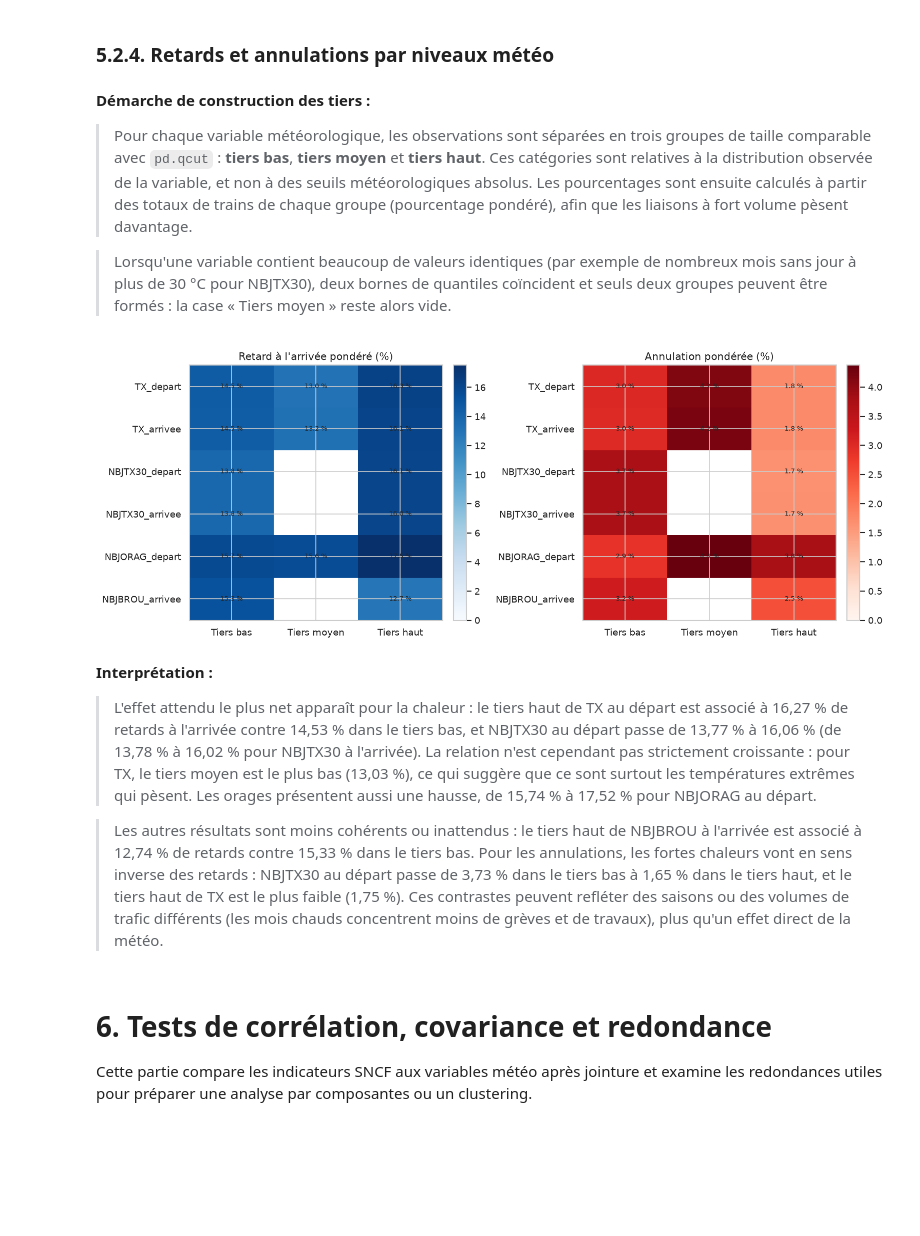
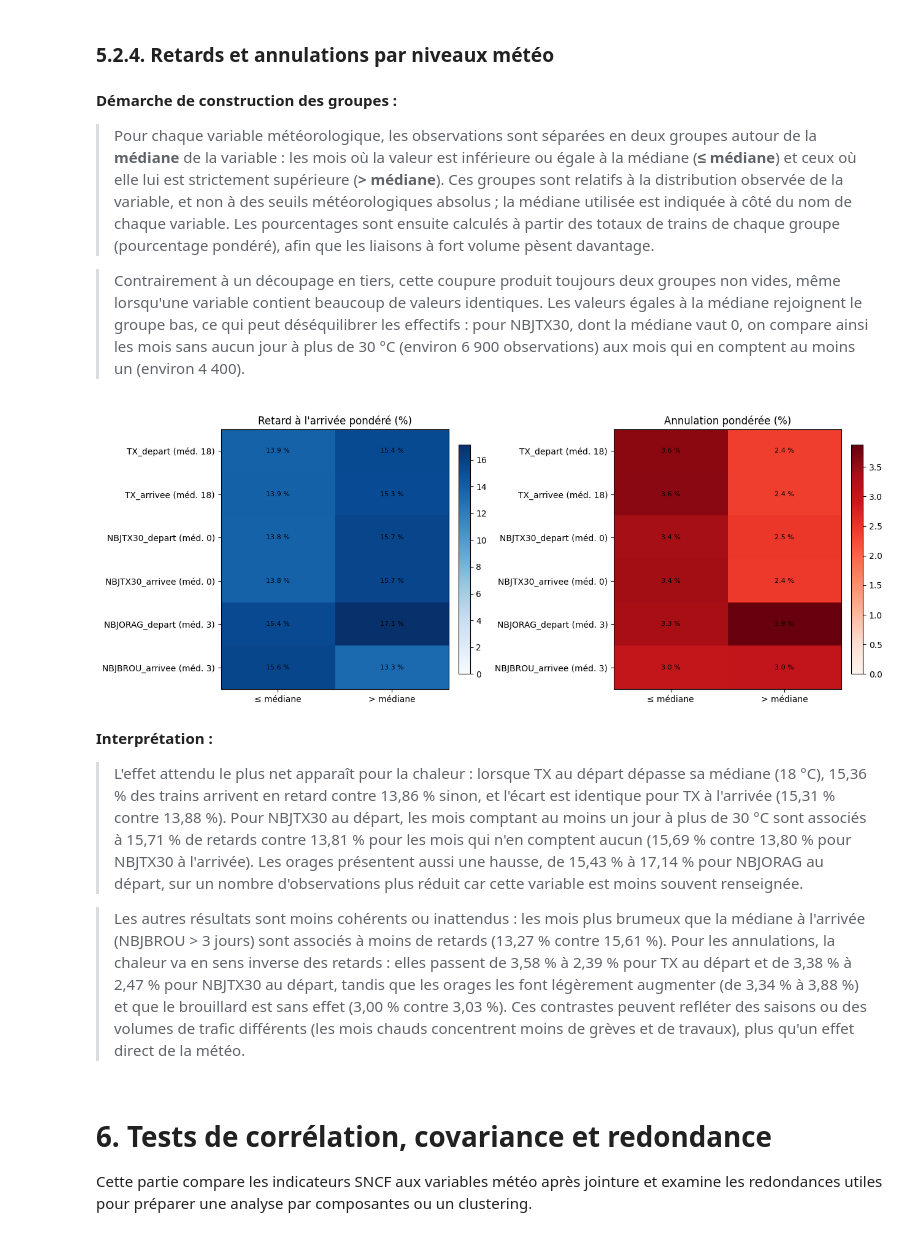
Before and after one commit to luteceagn/Projet_Python_ds, a Jupyter notebook: rapport_final.ipynb, the cells around one changed output. Saved outputs shown, nothing was run; the diff lists cells and outputs as text; code cells hidden in the pictures; blank space fills up the shorter version.

Commit message:
Quantile d'ordre 1/2

```diff
--- a/rapport_final.ipynb
+++ b/rapport_final.ipynb
@@ -1317,61 +1317,62 @@ display(resultats_stats["ecarts_depart_arrivee"].set_index("variable").round(3))
 # %% [markdown]
 ### 5.2.4. Retards et annulations par niveaux météo
 # %% [markdown]
-**Démarche de construction des tiers :**
+**Démarche de construction des groupes :**
 
-> Pour chaque variable météorologique, les observations sont séparées en trois groupes de taille comparable avec `pd.qcut` : **tiers bas**, **tiers moyen** et **tiers haut**. Ces catégories sont relatives à la distribution observée de la variable, et non à des seuils météorologiques absolus. Les pourcentages sont ensuite calculés à partir des totaux de trains de chaque groupe (pourcentage pondéré), afin que les liaisons à fort volume pèsent davantage.
+> Pour chaque variable météorologique, les observations sont séparées en deux groupes autour de la **médiane** de la variable : les mois où la valeur est inférieure ou égale à la médiane (**≤ médiane**) et ceux où elle lui est strictement supérieure (**> médiane**). Ces groupes sont relatifs à la distribution observée de la variable, et non à des seuils météorologiques absolus ; la médiane utilisée est indiquée à côté du nom de chaque variable. Les pourcentages sont ensuite calculés à partir des totaux de trains de chaque groupe (pourcentage pondéré), afin que les liaisons à fort volume pèsent davantage.
 
-> Lorsqu'une variable contient beaucoup de valeurs identiques (par exemple de nombreux mois sans jour à plus de 30 °C pour NBJTX30), deux bornes de quantiles coïncident et seuls deux groupes peuvent être formés : la case « Tiers moyen » reste alors vide.
+> Contrairement à un découpage en tiers, cette coupure produit toujours deux groupes non vides, même lorsqu'une variable contient beaucoup de valeurs identiques. Les valeurs égales à la médiane rejoignent le groupe bas, ce qui peut déséquilibrer les effectifs : pour NBJTX30, dont la médiane vaut 0, on compare ainsi les mois sans aucun jour à plus de 30 °C (environ 6 900 observations) aux mois qui en comptent au moins un (environ 4 400).
 # %%
 # Restriction à six variables représentatives pour une lecture lisible.
 selection = [
     "TX_depart", "TX_arrivee",
     "NBJTX30_depart", "NBJTX30_arrivee",
     "NBJORAG_depart", "NBJBROU_arrivee",
 ]
-ordre_tiers = ["Tiers bas", "Tiers moyen", "Tiers haut"]
+ordre_groupes = [stats_desc_jointe.GROUPE_BAS, stats_desc_jointe.GROUPE_HAUT]
 
-retards = resultats_stats["retards_par_tiers"]
-annulations = resultats_stats["annulations_par_tiers"]
+retards = resultats_stats["retards_par_mediane"]
+annulations = resultats_stats["annulations_par_mediane"]
 
-def tableau_tiers(tableau, valeur):
-    sous_tableau = tableau[tableau["variable"].isin(selection)].copy()
-    pivot = sous_tableau.pivot(
-        index="variable", columns="tiers", values=valeur
-    ).reindex(selection).reindex(columns=ordre_tiers)
-    return pivot
+# Libellé de chaque ligne : nom de la variable et médiane utilisée.
+medianes = retards.groupby("variable")["mediane"].first()
+libelles = [f"{v} (méd. {medianes[v]:g})" for v in selection]
 
-pivot_retards = tableau_tiers(retards, "pourcentage_retard_arrivee")
-pivot_annulations = tableau_tiers(annulations, "pourcentage_annulation")
+def tableau_groupes(tableau, valeur):
+    sous_tableau = tableau[tableau["variable"].isin(selection)]
+    return sous_tableau.pivot(
+        index="variable", columns="groupe", values=valeur
+    ).reindex(index=selection, columns=ordre_groupes)
+
+pivot_retards = tableau_groupes(retards, "pourcentage_retard_arrivee")
+pivot_annulations = tableau_groupes(annulations, "pourcentage_annulation")
 
 fig, axes = plt.subplots(1, 2, figsize=(13, 5))
 for ax, pivot, titre, cmap in [
     (axes[0], pivot_retards, "Retard à l'arrivée pondéré (%)", "Blues"),
     (axes[1], pivot_annulations, "Annulation pondérée (%)", "Reds"),
 ]:
     image = ax.imshow(pivot, aspect="auto", cmap=cmap, vmin=0)
     ax.set_xticks(range(len(pivot.columns)))
     ax.set_xticklabels(pivot.columns)
     ax.set_yticks(range(len(pivot.index)))
-    ax.set_yticklabels(pivot.index)
+    ax.set_yticklabels(libelles)
     ax.set_title(titre)
     for i in range(pivot.shape[0]):
         for j in range(pivot.shape[1]):
-            valeur = pivot.iloc[i, j]
-            if pd.notna(valeur):
-                ax.text(j, i, f"{valeur:.1f} %", ha="center", va="center", fontsize=8)
+            ax.text(j, i, f"{pivot.iloc[i, j]:.1f} %", ha="center", va="center", fontsize=8)
     fig.colorbar(image, ax=ax, fraction=0.046, pad=0.04)
 
 plt.tight_layout()
 plt.show()
 # %% [output]
-[figure, old version]
+[figure, new version]
 # %% [markdown]
 **Interprétation :**
 
-> L'effet attendu le plus net apparaît pour la chaleur : le tiers haut de TX au départ est associé à 16,27 % de retards à l'arrivée contre 14,53 % dans le tiers bas, et NBJTX30 au départ passe de 13,77 % à 16,06 % (de 13,78 % à 16,02 % pour NBJTX30 à l'arrivée). La relation n'est cependant pas strictement croissante : pour TX, le tiers moyen est le plus bas (13,03 %), ce qui suggère que ce sont surtout les températures extrêmes qui pèsent. Les orages présentent aussi une hausse, de 15,74 % à 17,52 % pour NBJORAG au départ.
+> L'effet attendu le plus net apparaît pour la chaleur : lorsque TX au départ dépasse sa médiane (18 °C), 15,36 % des trains arrivent en retard contre 13,86 % sinon, et l'écart est identique pour TX à l'arrivée (15,31 % contre 13,88 %). Pour NBJTX30 au départ, les mois comptant au moins un jour à plus de 30 °C sont associés à 15,71 % de retards contre 13,81 % pour les mois qui n'en comptent aucun (15,69 % contre 13,80 % pour NBJTX30 à l'arrivée). Les orages présentent aussi une hausse, de 15,43 % à 17,14 % pour NBJORAG au départ, sur un nombre d'observations plus réduit car cette variable est moins souvent renseignée.
 
-> Les autres résultats sont moins cohérents ou inattendus : le tiers haut de NBJBROU à l'arrivée est associé à 12,74 % de retards contre 15,33 % dans le tiers bas. Pour les annulations, les fortes chaleurs vont en sens inverse des retards : NBJTX30 au départ passe de 3,73 % dans le tiers bas à 1,65 % dans le tiers haut, et le tiers haut de TX est le plus faible (1,75 %). Ces contrastes peuvent refléter des saisons ou des volumes de trafic différents (les mois chauds concentrent moins de grèves et de travaux), plus qu'un effet direct de la météo.
+> Les autres résultats sont moins cohérents ou inattendus : les mois plus brumeux que la médiane à l'arrivée (NBJBROU > 3 jours) sont associés à moins de retards (13,27 % contre 15,61 %). Pour les annulations, la chaleur va en sens inverse des retards : elles passent de 3,58 % à 2,39 % pour TX au départ et de 3,38 % à 2,47 % pour NBJTX30 au départ, tandis que les orages les font légèrement augmenter (de 3,34 % à 3,88 %) et que le brouillard est sans effet (3,00 % contre 3,03 %). Ces contrastes peuvent refléter des saisons ou des volumes de trafic différents (les mois chauds concentrent moins de grèves et de travaux), plus qu'un effet direct de la météo.
 # %% [markdown]
 # 6. Tests de corrélation, covariance et redondance
 
```
Also changed, not shown: parts of 1 cell of this notebook, 2 other files.
